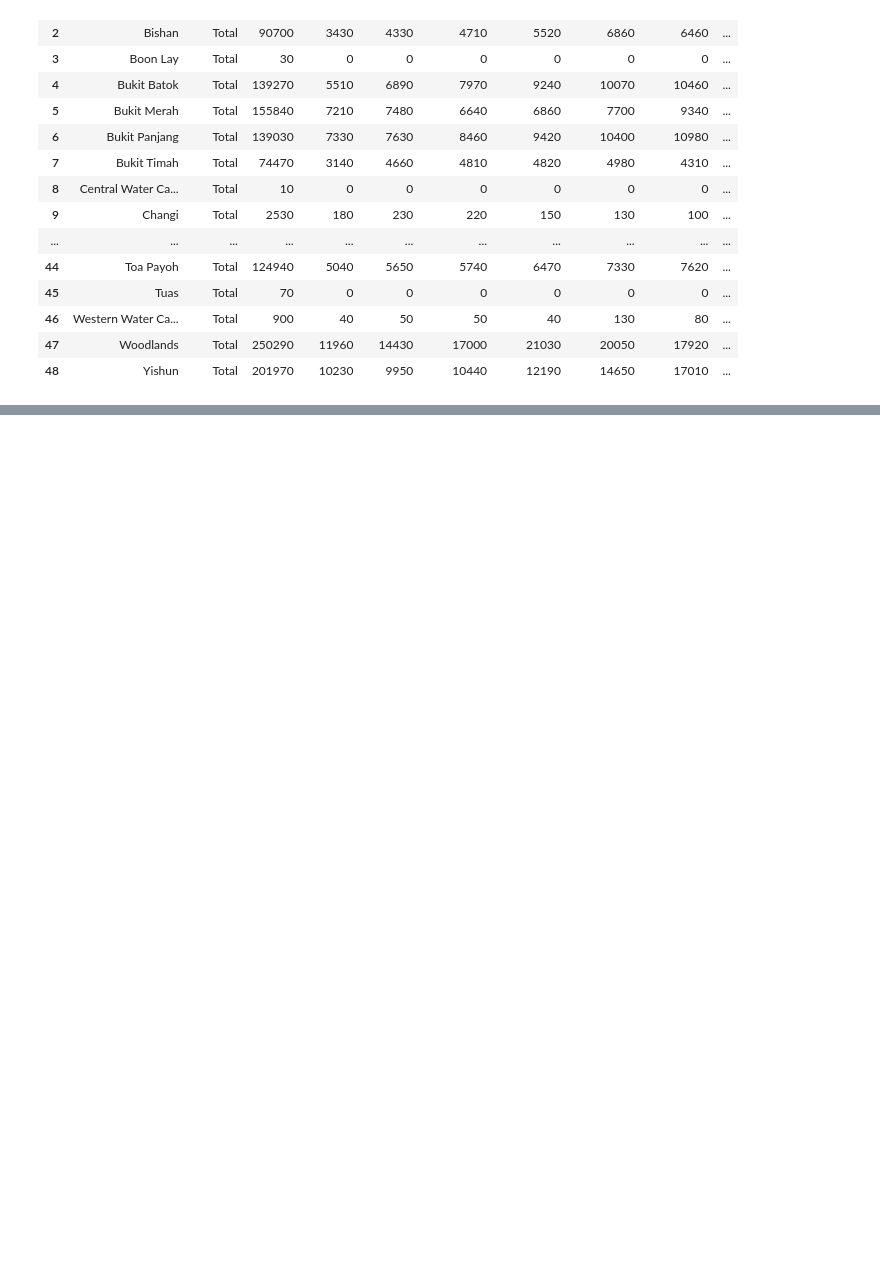
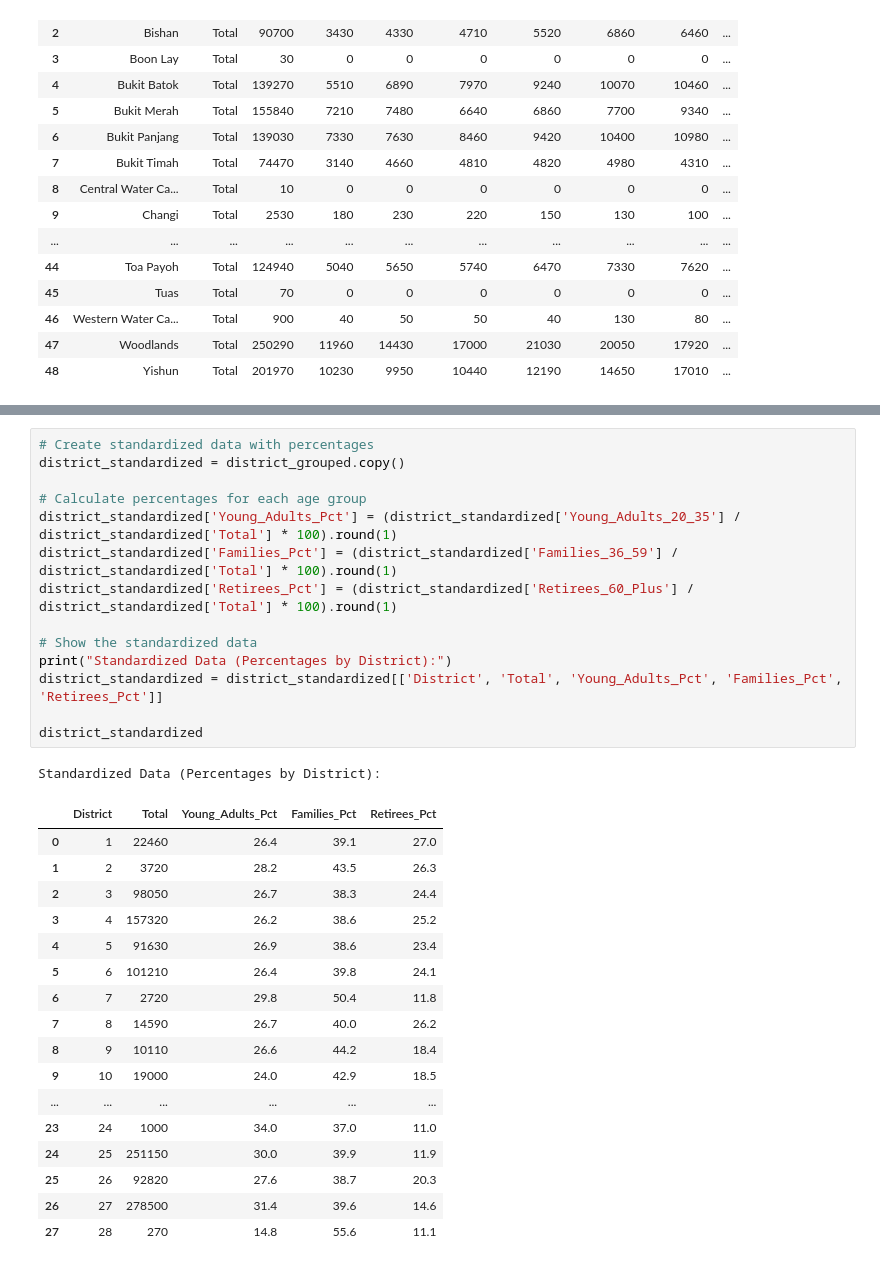
Before and after one commit to angelinemarcelle/COMP3522_Singapore_Private_Residential_Properties_Price_Analysis, a Jupyter notebook: notebooks/hannah/01_EDA_Demographic.ipynb, the cells around one changed output, grey strips where cells are left out. Drawn from its saved outputs; the diff is of its cells as text; blank space fills up the shorter version.

```diff
--- a/notebooks/hannah/01_EDA_Demographic.ipynb
+++ b/notebooks/hannah/01_EDA_Demographic.ipynb
@@ -610,0 +347,33 @@ NameError: name 'standardized_analysis' is not defined
+# %%
+# Create standardized data with percentages
+district_standardized = district_grouped.copy()
+
+# Calculate percentages for each age group
+district_standardized['Young_Adults_Pct'] = (district_standardized['Young_Adults_20_35'] / district_standardized['Total'] * 100).round(1)
+district_standardized['Families_Pct'] = (district_standardized['Families_36_59'] / district_standardized['Total'] * 100).round(1)
+district_standardized['Retirees_Pct'] = (district_standardized['Retirees_60_Plus'] / district_standardized['Total'] * 100).round(1)
+
+# Show the standardized data
+print("Standardized Data (Percentages by District):")
+district_standardized = district_standardized[['District', 'Total', 'Young_Adults_Pct', 'Families_Pct', 'Retirees_Pct']]
+
+district_standardized
+# %% [output]
+Standardized Data (Percentages by District):
+|  | District | Total | Young_Adults_Pct | Families_Pct | Retirees_Pct |
+| 0 | 1 | 22460 | 26.4 | 39.1 | 27.0 |
+| 1 | 2 | 3720 | 28.2 | 43.5 | 26.3 |
+| 2 | 3 | 98050 | 26.7 | 38.3 | 24.4 |
+| 3 | 4 | 157320 | 26.2 | 38.6 | 25.2 |
+| 4 | 5 | 91630 | 26.9 | 38.6 | 23.4 |
+| 5 | 6 | 101210 | 26.4 | 39.8 | 24.1 |
+| 6 | 7 | 2720 | 29.8 | 50.4 | 11.8 |
+| 7 | 8 | 14590 | 26.7 | 40.0 | 26.2 |
+| 8 | 9 | 10110 | 26.6 | 44.2 | 18.4 |
+| 9 | 10 | 19000 | 24.0 | 42.9 | 18.5 |
+| ... | ... | ... | ... | ... | ... |
+| 23 | 24 | 1000 | 34.0 | 37.0 | 11.0 |
+| 24 | 25 | 251150 | 30.0 | 39.9 | 11.9 |
+| 25 | 26 | 92820 | 27.6 | 38.7 | 20.3 |
+| 26 | 27 | 278500 | 31.4 | 39.6 | 14.6 |
+| 27 | 28 | 270 | 14.8 | 55.6 | 11.1 |
```
Also changed, not shown: parts of 16 cells of this notebook, 7 other files.
